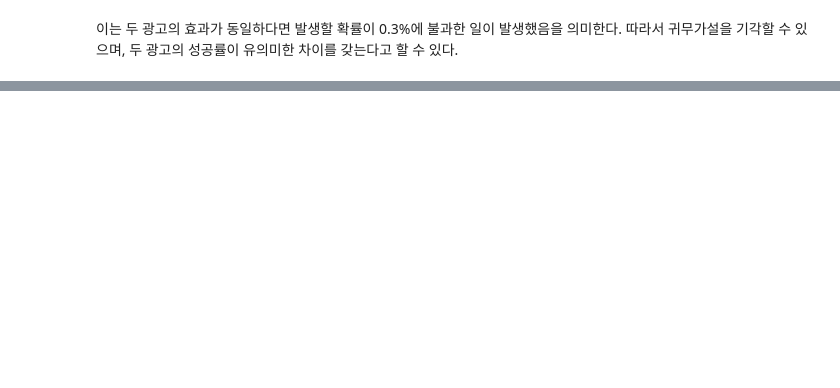
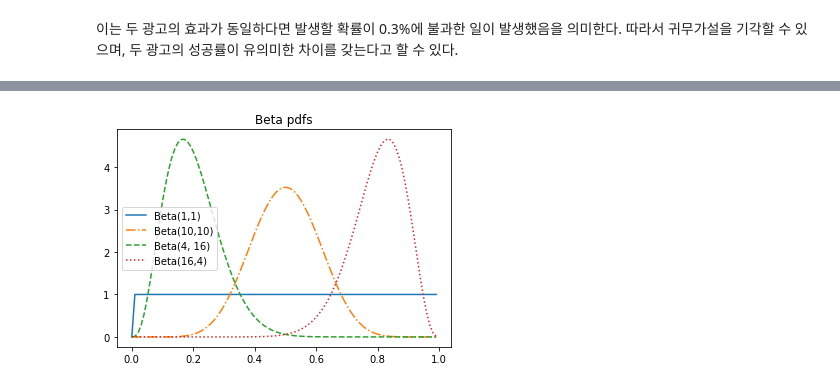
Before and after one commit to liganega/DataAnalysisInPython, a Jupyter notebook: notebooks/pda10-HypothesisAndInference.ipynb, the cells around one changed output, grey strips where cells are left out. Cells and saved outputs as stored; diff of their text form; code cells hidden in the pictures; blank space fills up the shorter version.

```diff
--- a/notebooks/pda10-HypothesisAndInference.ipynb
+++ b/notebooks/pda10-HypothesisAndInference.ipynb
@@ -938,0 +990,13 @@ def beta_pdf(x: float, alpha: float, beta: float) -> float:
+# %%
+from matplotlib import pyplot as plt
+
+xs = [x / 100.0 for x in range(0,100)]
+plt.plot(xs,[beta_pdf(x,alpha=1,beta=1) for x in xs],'-',label='Beta(1,1)')
+plt.plot(xs,[beta_pdf(x,alpha=10,beta=10) for x in xs],'-.',label='Beta(10,10)')
+plt.plot(xs,[beta_pdf(x,alpha=4,beta=16) for x in xs],'--',label='Beta(4, 16)')
+plt.plot(xs,[beta_pdf(x,alpha=16,beta=4) for x in xs],':',label='Beta(16,4)')
+plt.legend()
+plt.title('Beta pdfs')
+plt.show()
+# %% [output]
+[figure, added]
```
Also changed, not shown: parts of 43 cells of this notebook.
